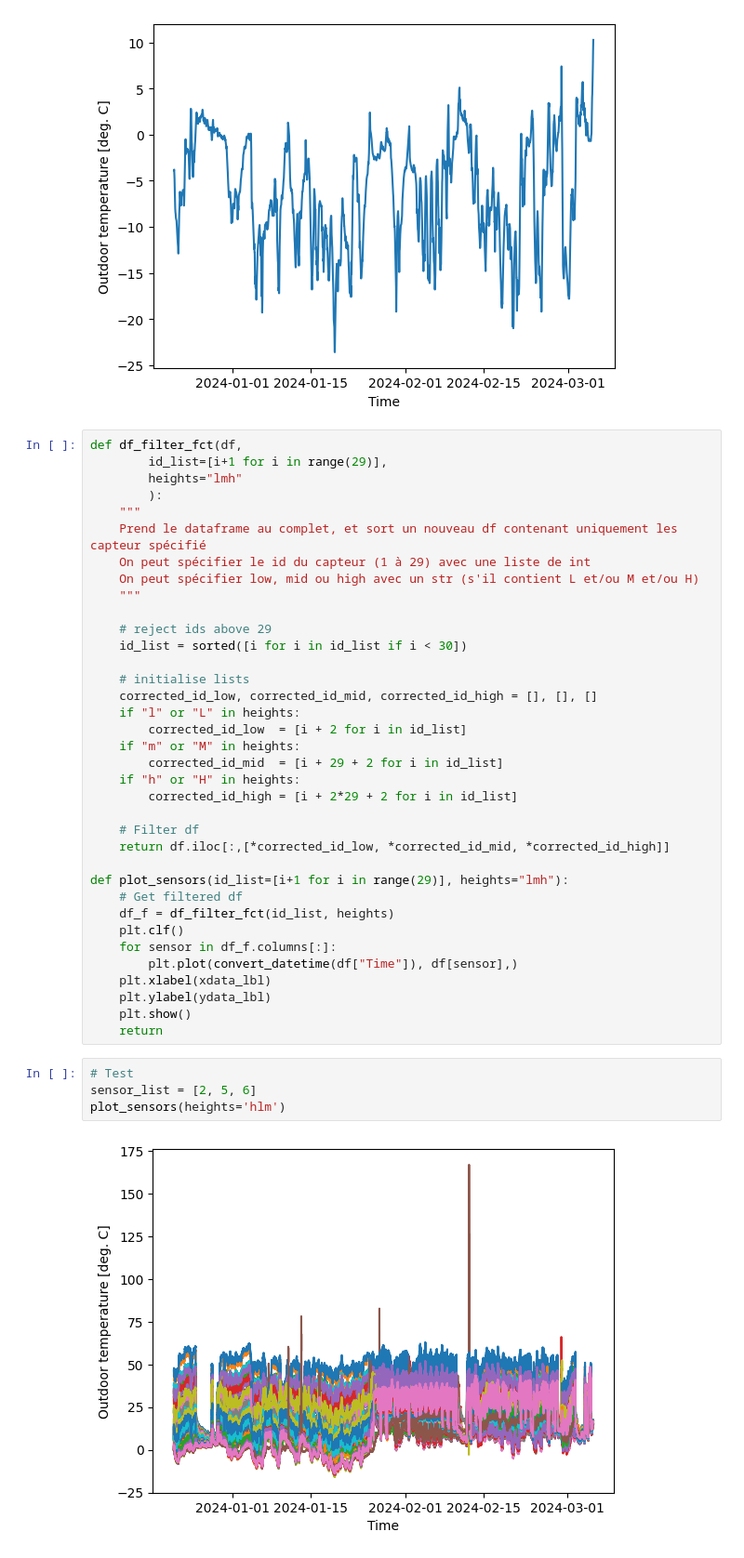
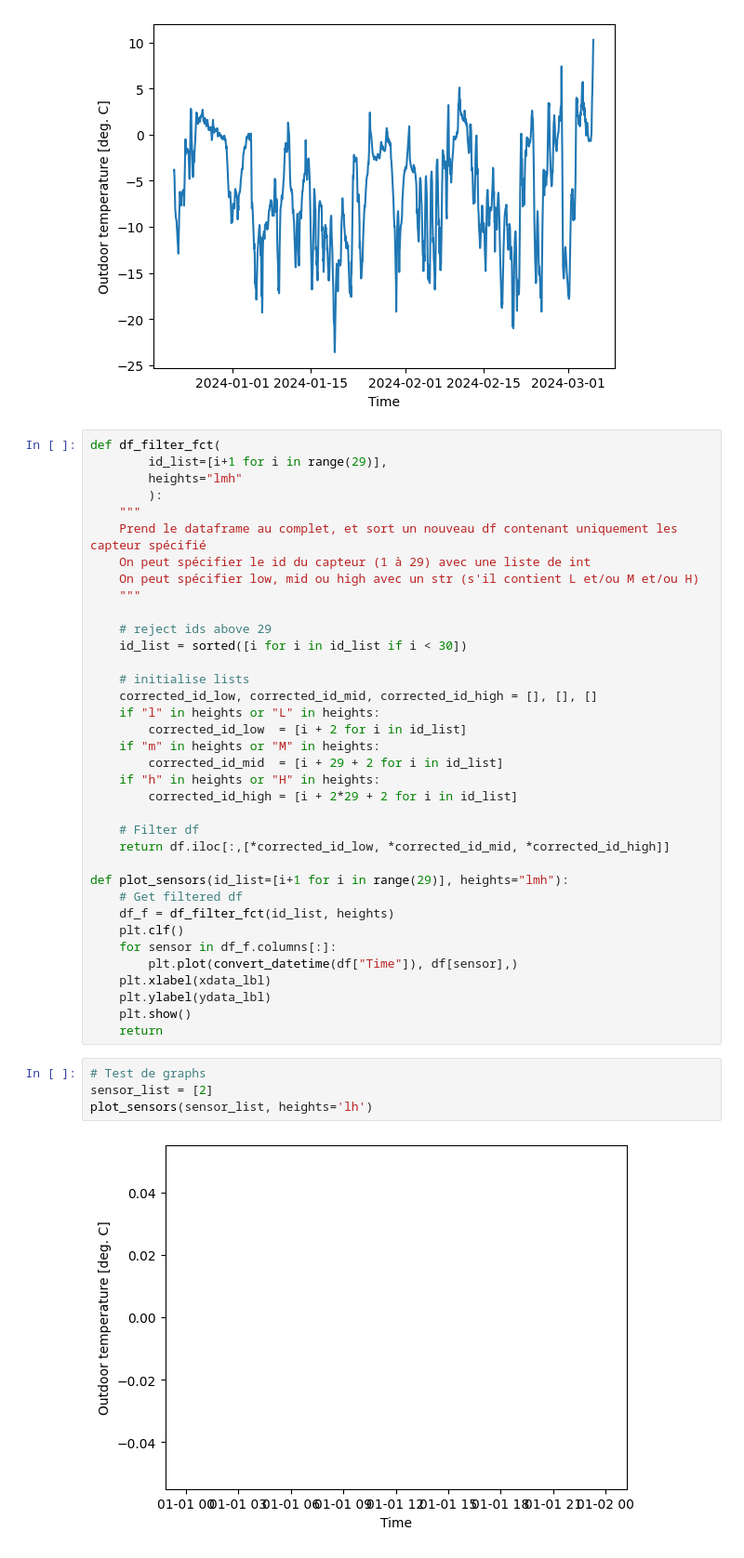
Before and after one commit to LuGar54/TP-Transferts-Thermique, a Jupyter notebook: Analysis/visualize.ipynb, the cells around one changed output. Shown at 93% size. Drawn from its saved outputs; the diff is of its cells as text.

```diff
--- a/Analysis/visualize.ipynb
+++ b/Analysis/visualize.ipynb
@@ -40,7 +40,7 @@ plt.show()
 # %% [output]
 [figure]
 # %%
-def df_filter_fct(df,
+def df_filter_fct(
         id_list=[i+1 for i in range(29)],
         heights="lmh"
         ):
@@ -55,11 +55,11 @@ def df_filter_fct(df,
 
     # initialise lists
     corrected_id_low, corrected_id_mid, corrected_id_high = [], [], []
-    if "l" or "L" in heights:
+    if "l" in heights or "L" in heights:
         corrected_id_low  = [i + 2 for i in id_list]
-    if "m" or "M" in heights:
+    if "m" in heights or "M" in heights:
         corrected_id_mid  = [i + 29 + 2 for i in id_list]
-    if "h" or "H" in heights:
+    if "h" in heights or "H" in heights:
         corrected_id_high = [i + 2*29 + 2 for i in id_list]
 
     # Filter df
@@ -76,8 +76,8 @@ def plot_sensors(id_list=[i+1 for i in range(29)], heights="lmh"):
     plt.show()
     return
 # %%
-# Test
-sensor_list = [2, 5, 6]
-plot_sensors(heights='hlm')
+# Test de graphs
+sensor_list = [2]
+plot_sensors(sensor_list, heights='lh')
 # %% [output]
-[figure, old version]
+[figure, new version]
```
Also changed, not shown: parts of 1 cell of this notebook.
